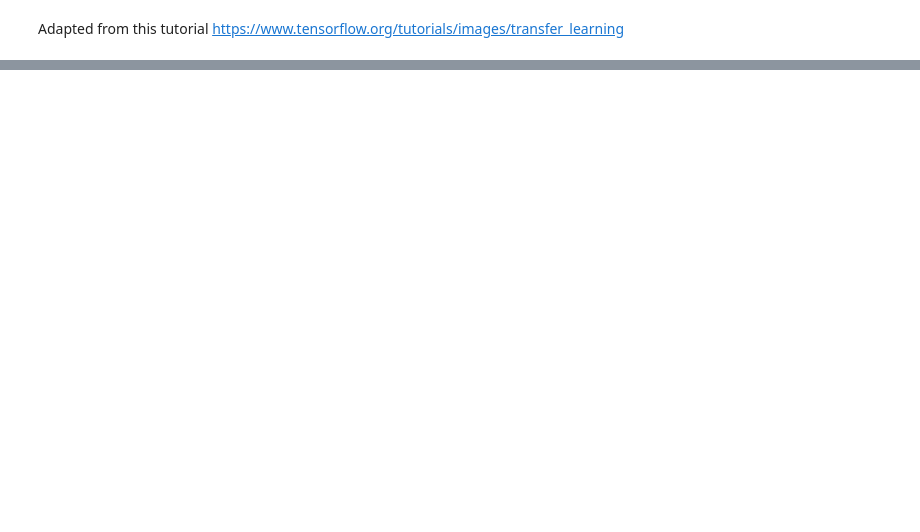
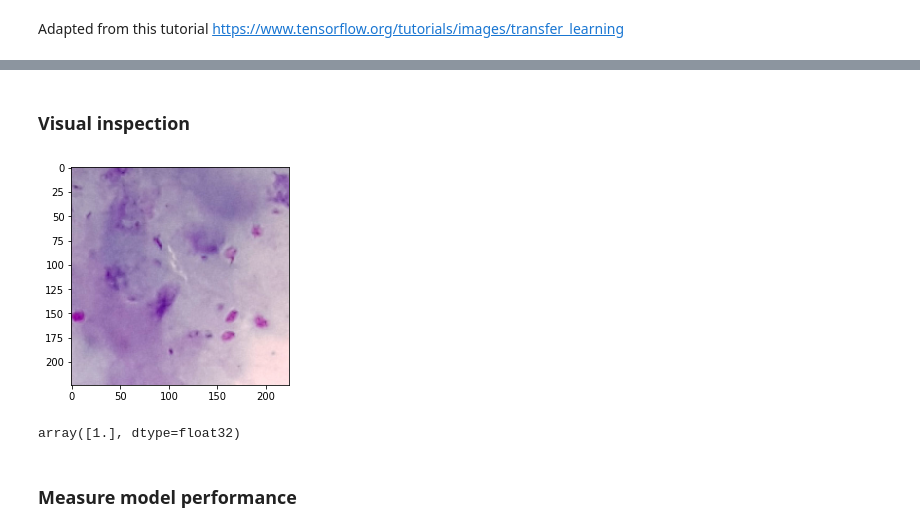
Before and after one commit to malaria-diagnosis/malaria-code, a Jupyter notebook: smartphone_data_scripts/new_ai4good_scripts/models/sandbox.ipynb, the cells around one changed output, grey strips where cells are left out. Saved outputs shown, nothing was run; the diff lists cells and outputs as text; code cells hidden in the pictures; blank space fills up the shorter version.

```diff
--- a/smartphone_data_scripts/new_ai4good_scripts/models/sandbox.ipynb
+++ b/smartphone_data_scripts/new_ai4good_scripts/models/sandbox.ipynb
@@ -62,0 +67,11 @@ _________________________________________________________________
+# %%
+all_files = glob.glob(os.path.join(DATA_DIR,'*/*/*.csv'))
+
+df = pd.concat(map(read_info,all_files))
+L = df.shape[0]
+
+mu = (df.label.value_counts()/L)[0]
+print('Baseline accuracy: {:.2f}%'.format(100*mu))
+
+df.label = df.label.apply(lambda x: 'Parasite' if x else 'No Parasite')
+df = df.sample(frac=1).reset_index(drop=True)  # Shuffle
@@ -62,0 +84,22 @@ _________________________________________________________________
+# %%
+image_datagen = ImageDataGenerator(zoom_range=0.1,
+                                   #width_shift_range=0.1,
+                                   #height_shift_range=0.1,
+                                   #rotation_range=360,   # Can cause distortions
+                                   fill_mode = 'constant',
+                                   cval = 0,
+                                   preprocessing_function=preprocess_input,
+
+                                  )
+# %%
+kwargs = dict(x_col='id',
+              y_col='label',
+              class_mode='binary',
+              target_size=(224,224),
+              batch_size=64,
+              seed=2020)
+
+# Train/test split - OK to do it by position because df is already shuffled
+idx = int(L*0.9)
+train_data = image_datagen.flow_from_dataframe(df.iloc[:idx], **kwargs)
+test_data = image_datagen.flow_from_dataframe(df.iloc[idx:], **kwargs)
@@ -62,0 +135,2 @@ _________________________________________________________________
+# %% [markdown]
+### Visual inspection
@@ -62,0 +140,17 @@ _________________________________________________________________
+# %%
+X,y =  test_data.next()
+# %%
+sample = X[0]
+sample -= sample.min()
+sample /= sample.max()
+
+plt.imshow(sample);
+# %% [output]
+[figure, added]
+# %%
+yy = model.predict(X).round()
+yy[0]
+# %% [output]
+array([1.], dtype=float32)
+# %% [markdown]
+### Measure model performance
```
Also changed, not shown: parts of 28 cells of this notebook, 2 other files.
